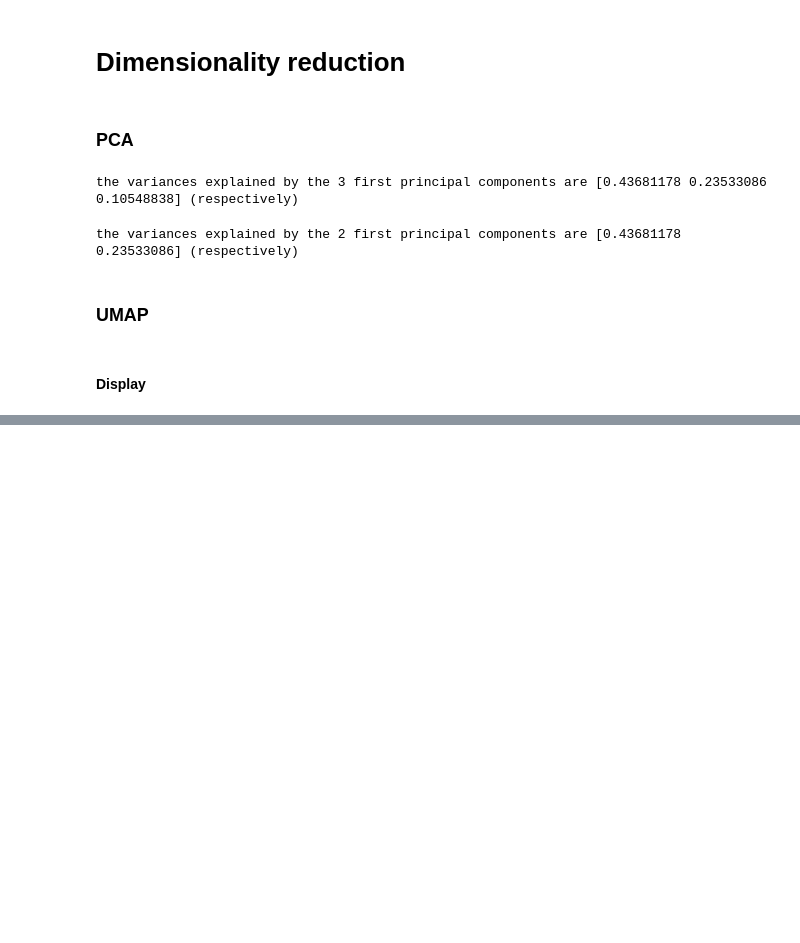
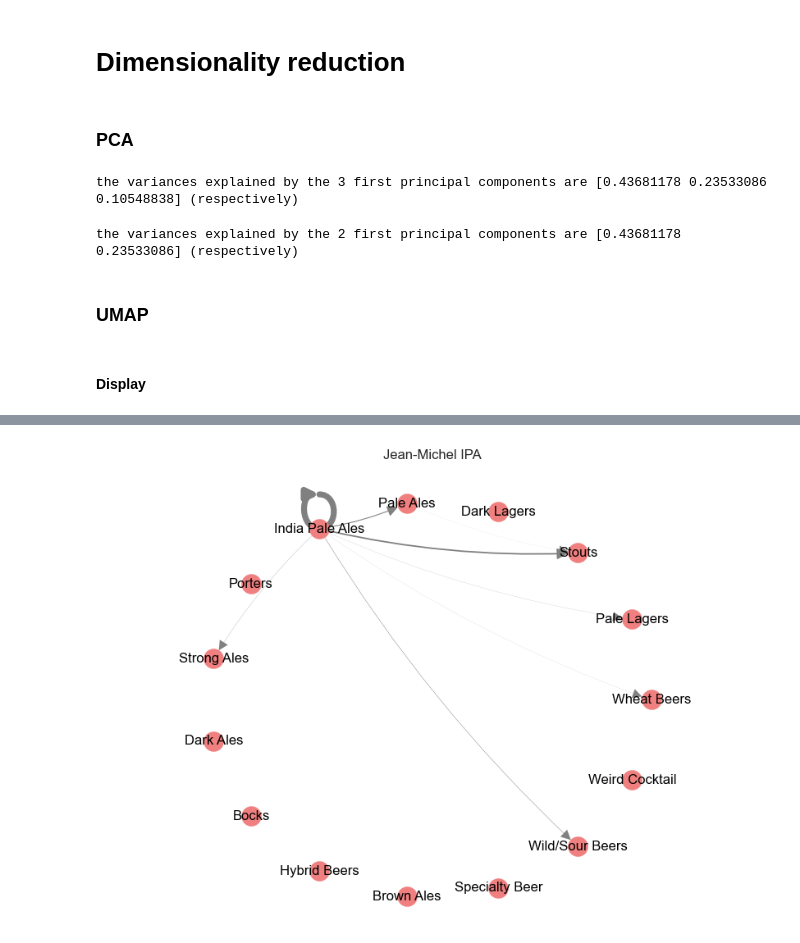
Before and after one commit to epfl-ada/ada-2022-project-radar, a Jupyter notebook: milestone3.ipynb, the cells around one changed output, grey strips where cells are left out. Saved outputs shown, nothing was run; the diff lists cells and outputs as text; code cells hidden in the pictures; blank space fills up the shorter version.

```diff
--- a/milestone3.ipynb
+++ b/milestone3.ipynb
@@ -426,0 +546,12 @@ df_valid_ratings.head(5)
+# %%
+# We use Pyvis to visualize interactive graphs
+
+nt = Network('600px', '600px', directed =True)
+# populates the nodes and edges data structures
+#pos=nx.circular_layout(g_cat,scale=500)
+nt.from_nx(g_cat)
+# %%
+nt_2 = Network('600px', '600px', directed =True)
+#pos=nx.circular_layout(g_cat,scale=500)
+for i, node in enumerate(nt.get_nodes()):
+    nt_2.add_node(node,label=node, x=pos[node][0], y=-pos[node][1], physics=False)
@@ -1039,0 +1364,85 @@ fig.write_html("umap_pca.html")
+# %%
+g_cat_full = nx.DiGraph()
+# Create every edges with weight zero
+for cat_1 in cats:
+    for cat_2 in cats:
+        g_cat_full.add_edge(cat_1, cat_2, weight=0)
+
+for k in range(4):
+    if k == 0:
+        edges_list = edges_list_0
+    if k == 1:
+        edges_list = edges_list_1
+    if k == 2:
+        edges_list = edges_list_2
+    if k == 3:
+        edges_list = edges_list_3
+
+    g_cat = nx.DiGraph()
+    # Create every edges with weight zero
+    for cat_1 in cats:
+        for cat_2 in cats:
+            g_cat.add_edge(cat_1, cat_2, weight=0)
+
+    # For each rating, add the rating to the edge corresponding
+    for start, stop in zip(edges_list[0], edges_list[1]):
+        weight_add = g_cat[start][stop]["weight"] + 1
+        g_cat.add_edge(start, stop, weight=weight_add)
+
+    threshold = 1
+
+    # filter out all edges bellow threshold and grab id's
+    short_edges = list(filter(lambda e: e[2] < threshold, (e for e in g_cat.edges.data('weight'))))
+    le_ids = list(e[:2] for e in short_edges)
+
+    # remove filtered edges from graph G
+    g_cat.remove_edges_from(le_ids)
+
+    labels = nx.get_edge_attributes(g_cat,'weight')
+    pos_1=nx.circular_layout(g_cat_full, scale=500)
+    edge_width = [w/30 for (*edge, w) in g_cat.edges.data("weight")]
+
+
+    nx.draw(g_cat, pos_1, with_labels=True, edge_color="gray", node_color="lightcoral", \
+            font_color="k", connectionstyle="arc3, rad=.07", width=edge_width, arrowsize=20)
+    x_values, y_values = zip(*pos_1.values())
+    x_max = max(x_values)
+    x_min = min(x_values)
+    x_margin = (x_max - x_min) * 0.25
+    plt.xlim(x_min - x_margin, x_max + x_margin)
+    plt.title(mapping_idx_name[k])
+    plt.show()
+
+    nt = Network('600px', '600px', directed =True)
+    # populates the nodes and edges data structures
+    pos=nx.circular_layout(g_cat_full,scale=500)
+    nt.from_nx(g_cat)
+
+    nt_2 = Network('600px', '600px', directed =True)
+    for i, node in enumerate(nt.get_nodes()):
+        nt_2.add_node(node,label=node, x=pos[node][0], y=-pos[node][1], physics=False)
+
+
+    starters = np.zeros(len(nt_2.get_nodes())).astype(int)
+    enders = np.zeros(len(nt_2.get_nodes())).astype(int)
+    for n1, node1 in enumerate(nt_2.get_nodes()):
+        for n2, node2 in enumerate(nt_2.get_nodes()):
+            try:
+                width = g_cat[node1][node2]["width"]
+                starters[n1] += width
+                enders[n2] += width
+                title = str(node1) + " -> " + str(node2) + ": " + str(width) + " users"
+                if width > 0:
+                    nt_2.add_edge(node1, node2, value=width, title=title, color="gray")
+                else:
+                    nt_2.add_edge(node1, node2, value=width, title=title, hidden=True)
+            except:
+                pass
+
+    for i in range(len(nt_2.get_nodes())):
+        nt_2.nodes[i]['title']=str(starters[i]) + " users start from here\n" + str(enders[i]) + " users arrive here"
+        nt_2.nodes[i]["value"]=((enders[i]+0.1)/(starters[i]+0.1))
+
+    nt_2.show('nx_' + mapping_idx_name[k].replace(" ", "_") + '.html')
+# %% [output]
+[figure, added]
```
Also changed, not shown: parts of 22 cells of this notebook, 1 other file.
